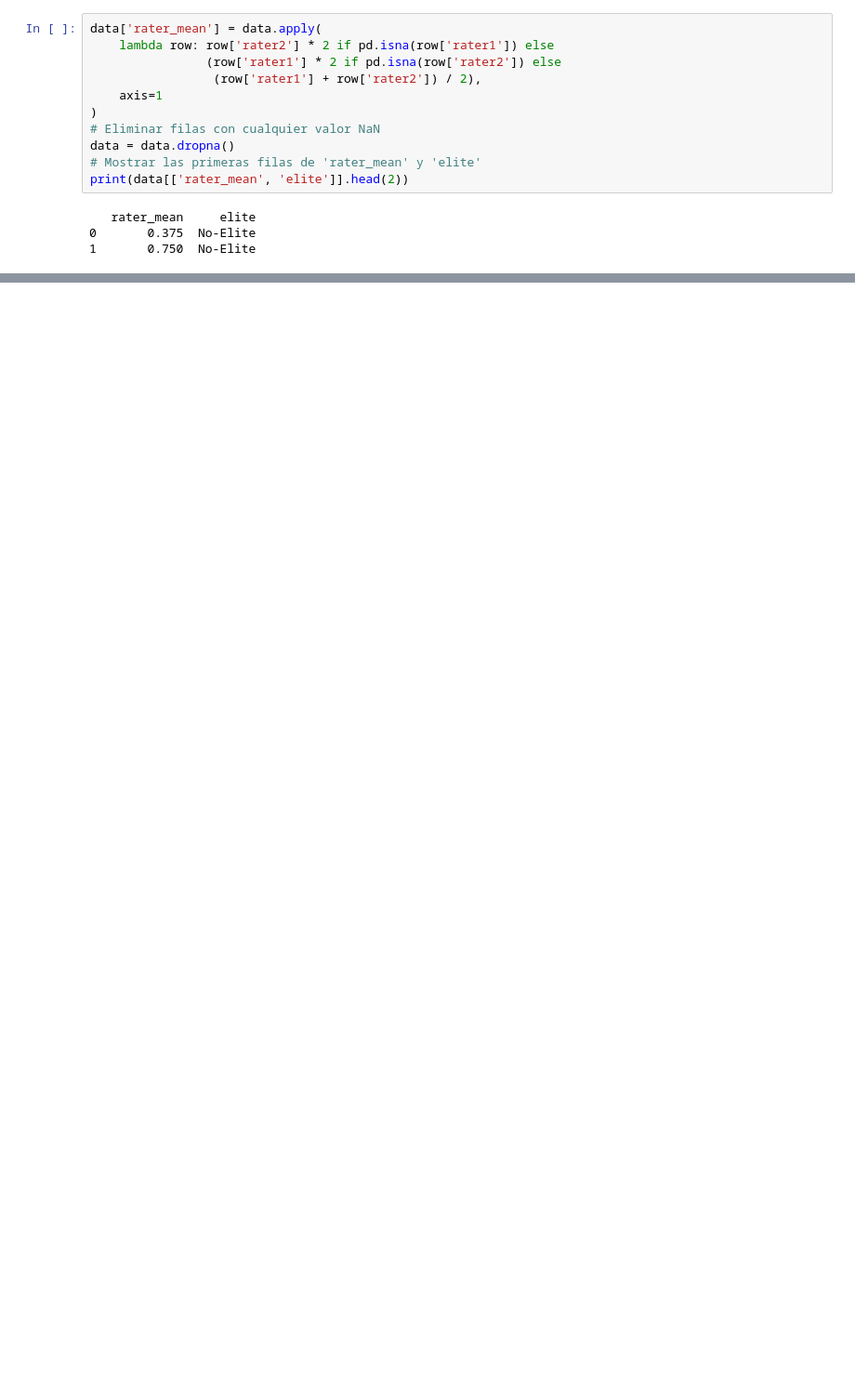
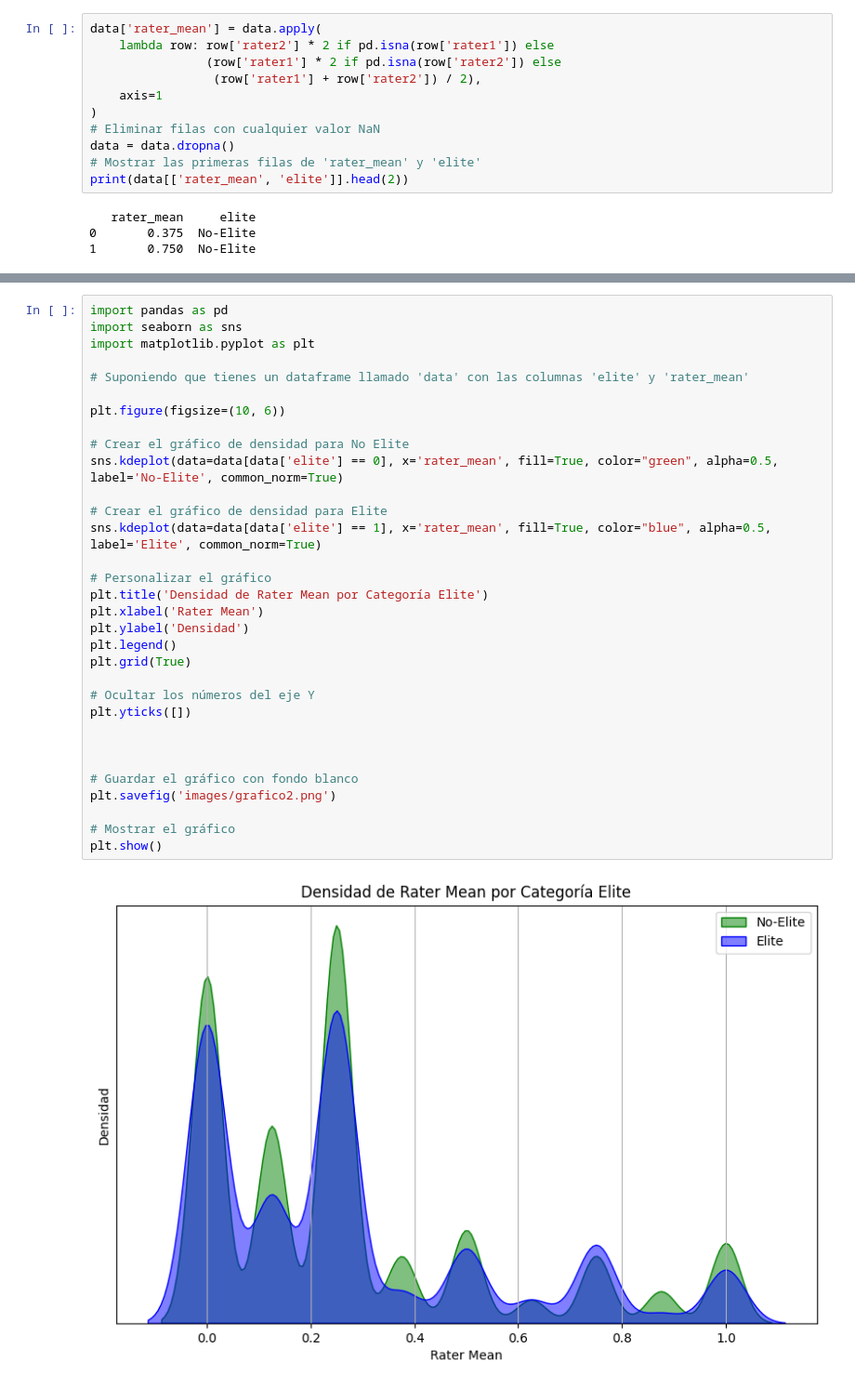
Before and after one commit to matdknu/ffcc-udec, a Jupyter notebook: procesamiento-tarea1.ipynb, the cells around one changed output, grey strips where cells are left out. Shown at 93% size. Cells and saved outputs as stored; diff of their text form; blank space fills up the shorter version.

```diff
--- a/procesamiento-tarea1.ipynb
+++ b/procesamiento-tarea1.ipynb
@@ -47,0 +141,34 @@ print(stats_by_elite)
+# %%
+import pandas as pd
+import seaborn as sns
+import matplotlib.pyplot as plt
+
+# Suponiendo que tienes un dataframe llamado 'data' con las columnas 'elite' y 'rater_mean'
+
+plt.figure(figsize=(10, 6))
+
+# Crear el gráfico de densidad para No Elite
+sns.kdeplot(data=data[data['elite'] == 0], x='rater_mean', fill=True, color="green", alpha=0.5, label='No-Elite', common_norm=True)
+
+# Crear el gráfico de densidad para Elite
+sns.kdeplot(data=data[data['elite'] == 1], x='rater_mean', fill=True, color="blue", alpha=0.5, label='Elite', common_norm=True)
+
+# Personalizar el gráfico
+plt.title('Densidad de Rater Mean por Categoría Elite')
+plt.xlabel('Rater Mean')
+plt.ylabel('Densidad')
+plt.legend()
+plt.grid(True)
+
+# Ocultar los números del eje Y
+plt.yticks([])
+
+
+
+# Guardar el gráfico con fondo blanco
+plt.savefig('images/grafico2.png')
+
+# Mostrar el gráfico
+plt.show()
+# %% [output]
+[figure, added]
```
Also changed, not shown: parts of 6 cells of this notebook.
